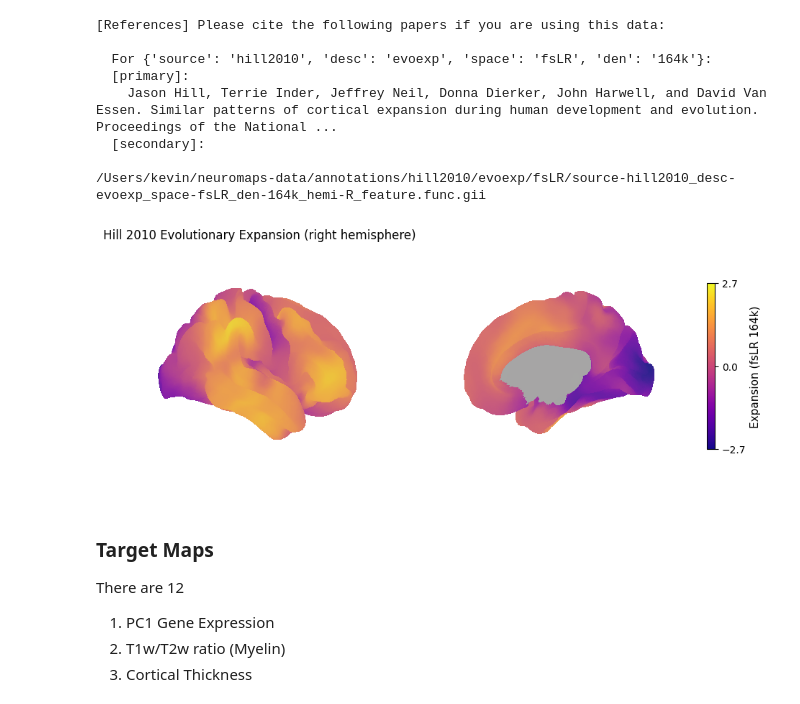
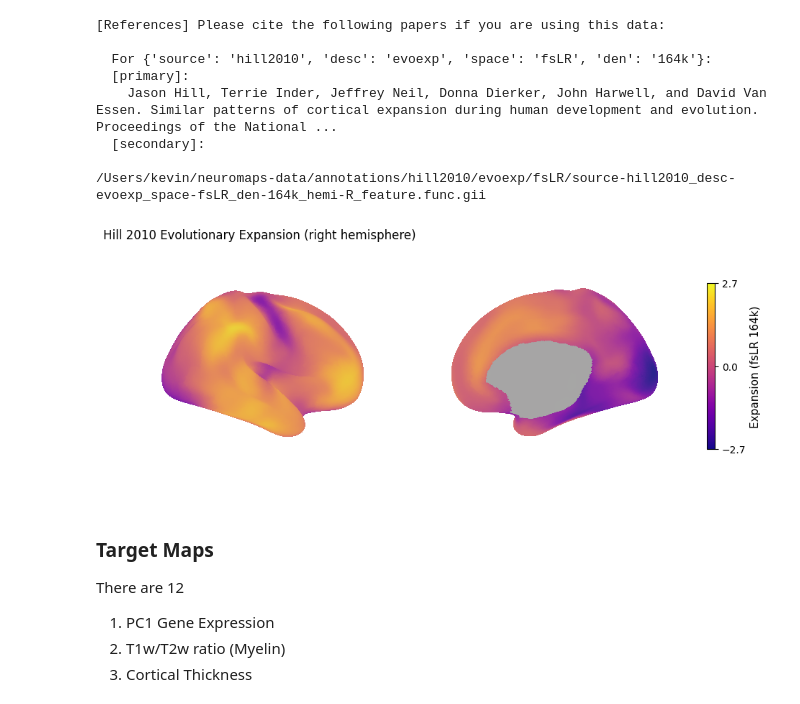
Before and after one commit to kesouder/dsc-neuroImages, a Jupyter notebook: project_starter.ipynb, the cells around one changed output. Cells and saved outputs as stored; diff of their text form; code cells hidden in the pictures.

```diff
--- a/project_starter.ipynb
+++ b/project_starter.ipynb
@@ -84,7 +84,7 @@ rh_data = load_data(evo_map)
 
 # fetches brain surface options for plotting
 fslr = fetch_atlas('fsLR', density='164k')
-surf_r = fslr['midthickness'].R # choose mid thickness for right hemi
+surf_r = fslr['inflated'].R # choose mid thickness for right hemi
 
 vmin, vmax = -2.7, 2.7
 
@@ -97,34 +97,34 @@ plot_kwargs = dict(
     surf_map=rh_data,
     hemi='right',
     cmap='plasma',
     bg_on_data=True,
     vmin=vmin,
     vmax=vmax,
     colorbar=False
 )
 # plot right veiw
 plotting.plot_surf(
     view='lateral',
     axes=ax1,
     title='Hill 2010 Evolutionary Expansion (right hemisphere)',
     **plot_kwargs
 )
 # plot from left view
 plotting.plot_surf(
     view='medial',
     axes=ax2,
     **plot_kwargs
 )
 
 sm = plt.cm.ScalarMappable(cmap='plasma')
 sm.set_clim(vmin, vmax)
 cbar = fig.colorbar(sm, ax=[ax1, ax2], shrink=0.6, location='right')
 cbar.set_label('Expansion (fsLR 164k)', fontsize=11)
 cbar.set_ticks([-2.7, 0, 2.7])
 
 plt.show()
 # %% [output]
-[figure, old version]
+[figure, new version]
 # %%
 # ls ~/neuromaps-data/annotations/hill2010/evoexp/fsLR/
 # %% [markdown]
```
Also changed, not shown: 1 other file.
